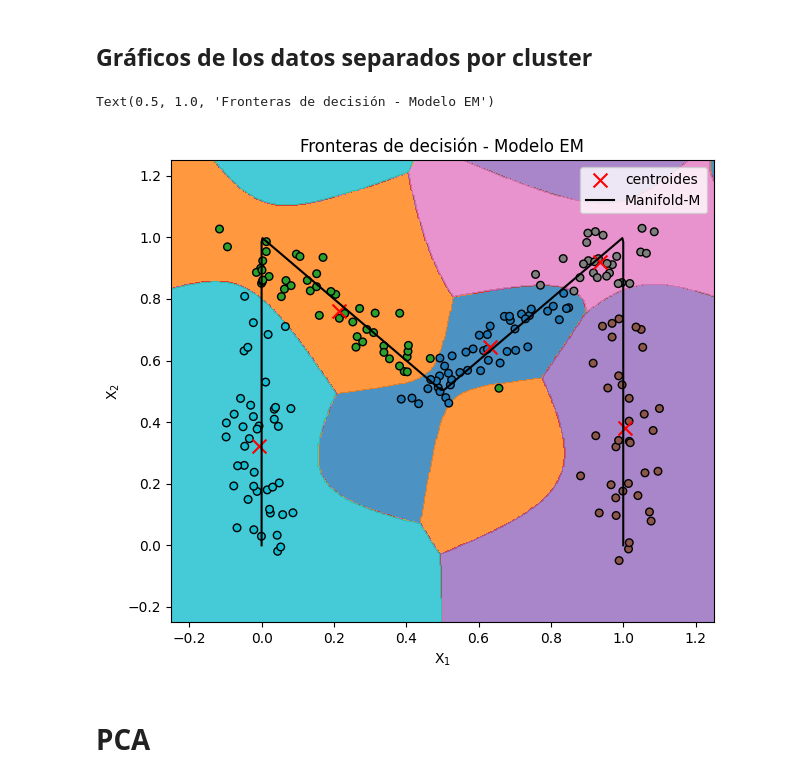
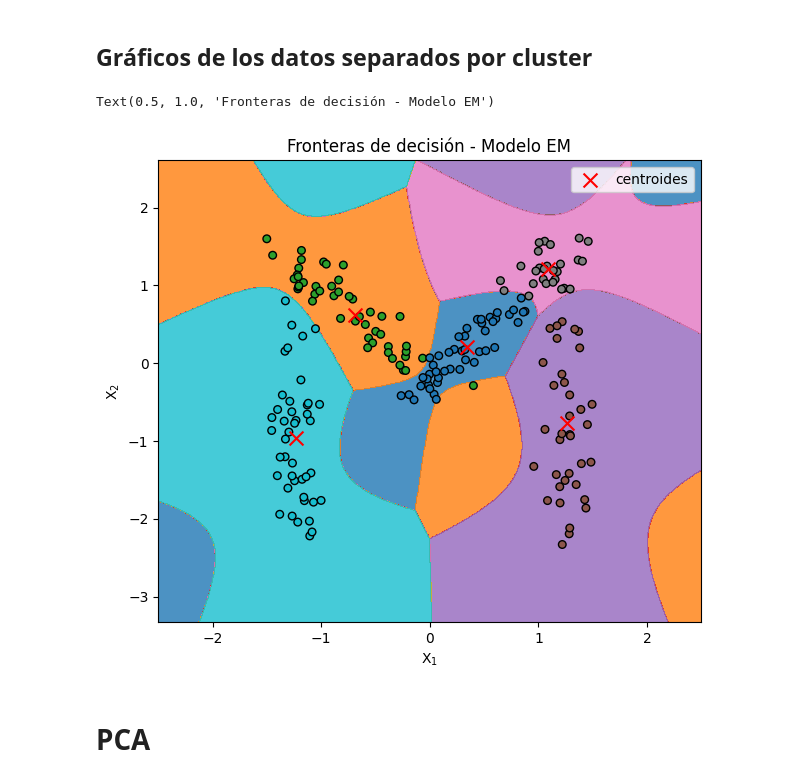
Before and after one commit to Jsar9/Signal-Processing-Workshop, a Jupyter notebook: TPs/TP7/TP7_SARMIENTO_104241.ipynb, the cells around one changed output. Saved outputs shown, nothing was run; the diff lists cells and outputs as text; code cells hidden in the pictures.

```diff
--- a/TPs/TP7/TP7_SARMIENTO_104241.ipynb
+++ b/TPs/TP7/TP7_SARMIENTO_104241.ipynb
@@ -36,6 +36,13 @@ G = np.array([g(u) for u in U])
 
 X = G + 0.05 * Z
 
+
+#Normalización de los datos
+means = np.mean(X, axis=0)
+stds = np.std(X, axis=0)
+
+X_norm = (X - means) / (stds + 1e-8)
+
 print(U.shape)
 print(Z.shape)
 print(G.shape)
@@ -340,41 +347,41 @@ class EM:
 ## Gráficos de los datos separados por cluster
 # %%
 model = EM(n_clusters=5)
-model.fit(X)
+model.fit(X_norm)
 
 #Se crea una grilla para los datos
-x_min, x_max = X[:, 0].min() - 1, X[:, 0].max() + 1
-y_min, y_max = X[:, 1].min() - 1, X[:, 1].max() + 1
+x_min, x_max = X_norm[:, 0].min() - 1, X_norm[:, 0].max() + 1
+y_min, y_max = X_norm[:, 1].min() - 1, X_norm[:, 1].max() + 1
 xx, yy = np.meshgrid(np.linspace(x_min, x_max, 1000),
                         np.linspace(y_min, y_max, 1000))
 grid = np.c_[xx.ravel(), yy.ravel()]
 
 #Se obtiene la predicción de los datos
 Z = model.predict(grid)
 Z = Z.reshape(xx.shape)
 
 #Se grafican las fronteras de decisión
 plt.figure(figsize=(7, 6))
 plt.contourf(xx, yy, Z, cmap='tab10', alpha=0.8)
 
 #Se grafican los datos y los centroides
-plt.scatter(X[:, 0], X[:, 1], c=model.predict(X), s=30, cmap='tab10', edgecolor='k')
+plt.scatter(X_norm[:, 0], X_norm[:, 1], c=model.predict(X_norm), s=30, cmap='tab10', edgecolor='k')
 plt.scatter(model.means[:, 0], model.means[:, 1], c='red', marker='x', s=100, label='centroides')
-plt.plot(M[:,0], M[:,1], label = 'Manifold-M', color = 'black')
 
-plt.ylim([-0.25,1.25])
-plt.xlim([-0.25,1.25])
+
+# plt.ylim([-0.25,1.25])
+# plt.xlim([-0.25,1.25])
 
 plt.xlabel(r'$\text{X}_1$')
 plt.ylabel(r'$\text{X}_2$')
 
 plt.legend()
 # plt.grid()
 
 plt.title("Fronteras de decisión - Modelo EM")
 # %% [output]
 Text(0.5, 1.0, 'Fronteras de decisión - Modelo EM')
-[figure, old version]
+[figure, new version]
 # %% [markdown]
 # PCA
 # %% [markdown]
```
Also changed, not shown: parts of 5 cells of this notebook.
